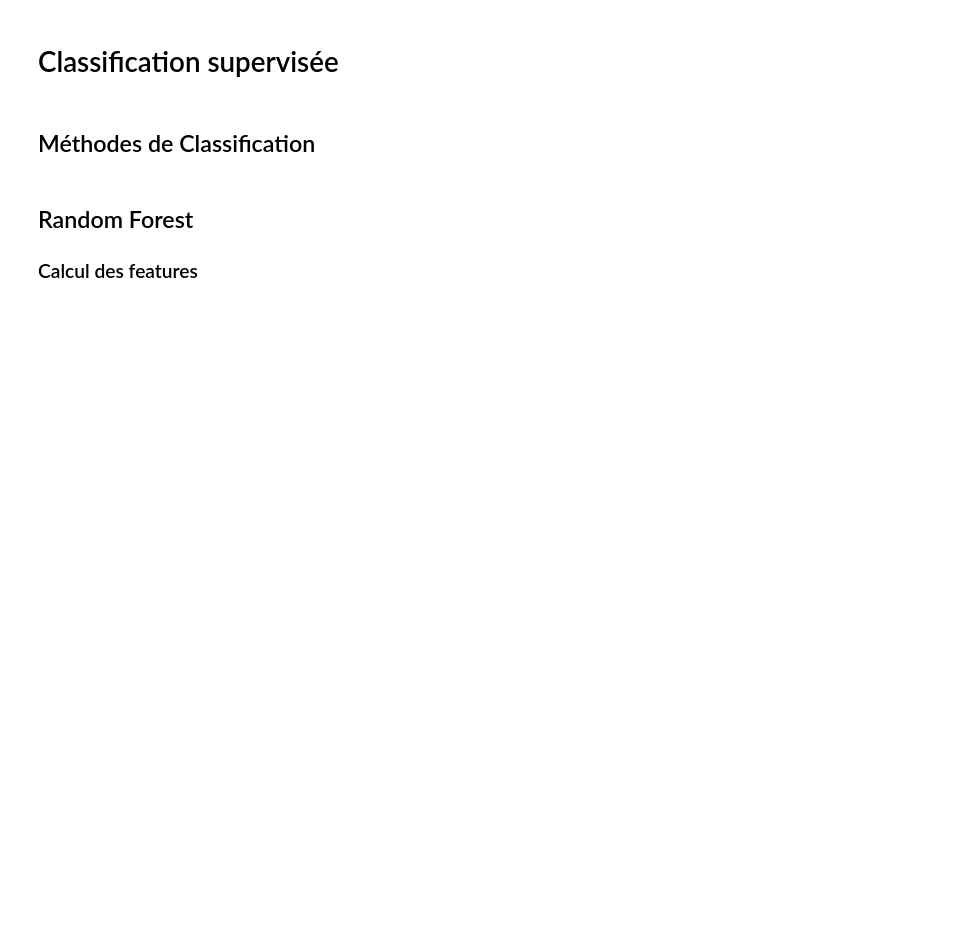
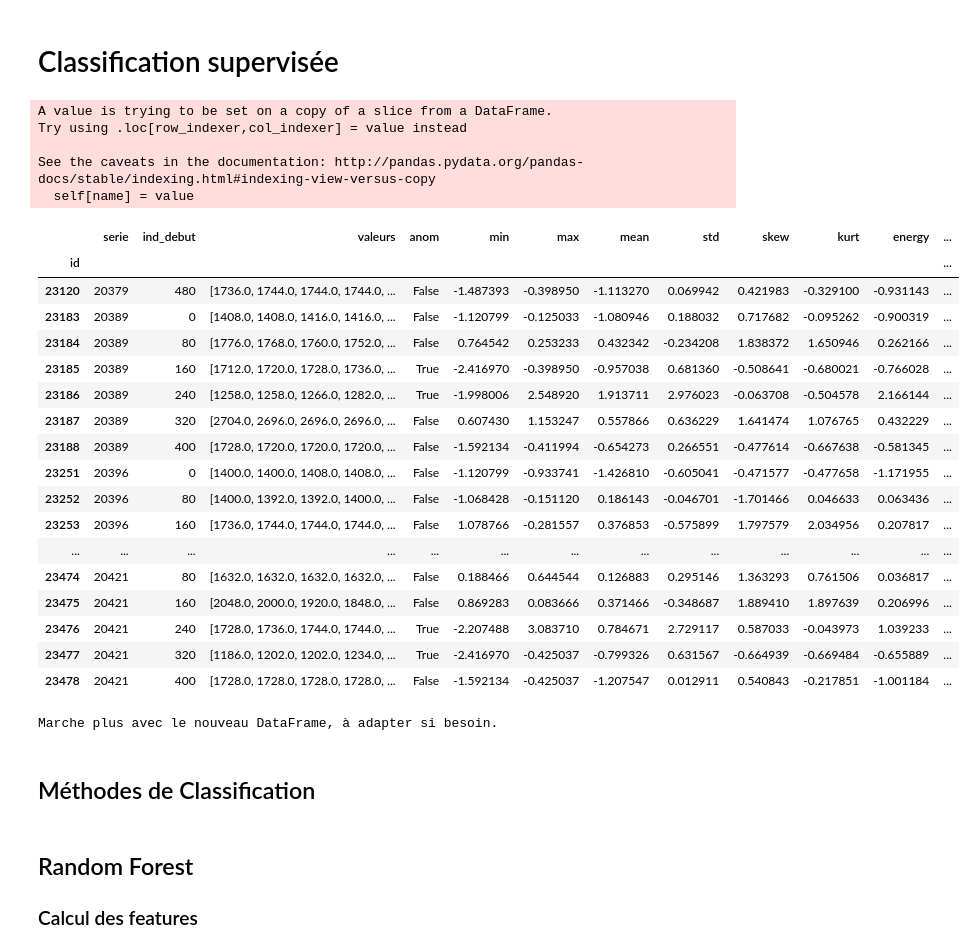
Before and after one commit to PaulCharnay/Projet_Anomalies, a Jupyter notebook: Classification_supervisée.ipynb, the cells around one changed output. Saved outputs shown, nothing was run; the diff lists cells and outputs as text; code cells hidden in the pictures; blank space fills up the shorter version.

```diff
--- a/Classification_supervisée.ipynb
+++ b/Classification_supervisée.ipynb
@@ -169,18 +169,42 @@ ind_anom = list(data_fenetres[data_fenetres["anom"]]["serie"].values)
 # %%
 # Toutes les fenetres des séries contenant une anomalie
 data_ajout_anom = data_fenetres.loc[data_fenetres["serie"].isin(ind_anom)]
 # On met un indice d'une grande puisance de 10 pour identifier plus facilement les fenetres ajoutees
 offset = 10 ** (int(np.log10(data_fenetres.index.values[-1])) + 1)
 
 df_supervise = data_fenetres
-for i in range(1,2):
+for i in range(1,3):
     data_ajout_anom.index += offset
     data_ajout_anom.serie += offset
     df_supervise = pd.concat([df_supervise, data_ajout_anom])
 
 # df_supervise contient les données d'apprentissage + les données de tests + les séries anormales recopiées 4 fois
 # les séries recopiées ont pour indice leur indice de départ + k*offset pour k=1,..,4
 df_supervise.tail(50)
+# %% [output]
+A value is trying to be set on a copy of a slice from a DataFrame.
+Try using .loc[row_indexer,col_indexer] = value instead
+
+See the caveats in the documentation: http://pandas.pydata.org/pandas-docs/stable/indexing.html#indexing-view-versus-copy
+  self[name] = value
+|  | serie | ind_debut | valeurs | anom | min | max | mean | std | skew | kurt | energy | ... |
+| id |  |  |  |  |  |  |  |  |  |  |  | ... |
+| 23120 | 20379 | 480 | [1736.0, 1744.0, 1744.0, 1744.0, ... | False | -1.487393 | -0.398950 | -1.113270 | 0.069942 | 0.421983 | -0.329100 | -0.931143 | ... |
+| 23183 | 20389 | 0 | [1408.0, 1408.0, 1416.0, 1416.0, ... | False | -1.120799 | -0.125033 | -1.080946 | 0.188032 | 0.717682 | -0.095262 | -0.900319 | ... |
+| 23184 | 20389 | 80 | [1776.0, 1768.0, 1760.0, 1752.0, ... | False | 0.764542 | 0.253233 | 0.432342 | -0.234208 | 1.838372 | 1.650946 | 0.262166 | ... |
+| 23185 | 20389 | 160 | [1712.0, 1720.0, 1728.0, 1736.0, ... | True | -2.416970 | -0.398950 | -0.957038 | 0.681360 | -0.508641 | -0.680021 | -0.766028 | ... |
+| 23186 | 20389 | 240 | [1258.0, 1258.0, 1266.0, 1282.0, ... | True | -1.998006 | 2.548920 | 1.913711 | 2.976023 | -0.063708 | -0.504578 | 2.166144 | ... |
+| 23187 | 20389 | 320 | [2704.0, 2696.0, 2696.0, 2696.0, ... | False | 0.607430 | 1.153247 | 0.557866 | 0.636229 | 1.641474 | 1.076765 | 0.432229 | ... |
+| 23188 | 20389 | 400 | [1728.0, 1720.0, 1720.0, 1720.0, ... | False | -1.592134 | -0.411994 | -0.654273 | 0.266551 | -0.477614 | -0.667638 | -0.581345 | ... |
+| 23251 | 20396 | 0 | [1400.0, 1400.0, 1408.0, 1408.0, ... | False | -1.120799 | -0.933741 | -1.426810 | -0.605041 | -0.471577 | -0.477658 | -1.171955 | ... |
+| 23252 | 20396 | 80 | [1400.0, 1392.0, 1392.0, 1400.0, ... | False | -1.068428 | -0.151120 | 0.186143 | -0.046701 | -1.701466 | 0.046633 | 0.063436 | ... |
+| 23253 | 20396 | 160 | [1736.0, 1744.0, 1744.0, 1744.0, ... | False | 1.078766 | -0.281557 | 0.376853 | -0.575899 | 1.797579 | 2.034956 | 0.207817 | ... |
+| ... | ... | ... | ... | ... | ... | ... | ... | ... | ... | ... | ... | ... |
+| 23474 | 20421 | 80 | [1632.0, 1632.0, 1632.0, 1632.0, ... | False | 0.188466 | 0.644544 | 0.126883 | 0.295146 | 1.363293 | 0.761506 | 0.036817 | ... |
+| 23475 | 20421 | 160 | [2048.0, 2000.0, 1920.0, 1848.0, ... | False | 0.869283 | 0.083666 | 0.371466 | -0.348687 | 1.889410 | 1.897639 | 0.206996 | ... |
+| 23476 | 20421 | 240 | [1728.0, 1736.0, 1744.0, 1744.0, ... | True | -2.207488 | 3.083710 | 0.784671 | 2.729117 | 0.587033 | -0.043973 | 1.039233 | ... |
+| 23477 | 20421 | 320 | [1186.0, 1202.0, 1202.0, 1234.0, ... | True | -2.416970 | -0.425037 | -0.799326 | 0.631567 | -0.664939 | -0.669484 | -0.655889 | ... |
+| 23478 | 20421 | 400 | [1728.0, 1728.0, 1728.0, 1728.0, ... | False | -1.592134 | -0.425037 | -1.207547 | 0.012911 | 0.540843 | -0.217851 | -1.001184 | ... |
 # %%
 def plot_anom_type(Type):
     for num in df_supervise.index.values:
@@ -203,6 +227,8 @@ try:
         plot_anom_type(T)
 except KeyError:
     print("Marche plus avec le nouveau DataFrame, à adapter si besoin.")
+# %% [output]
+Marche plus avec le nouveau DataFrame, à adapter si besoin.
 # %% [markdown]
 ## Méthodes de Classification
 # %% [markdown]
```
Also changed, not shown: parts of 31 cells of this notebook.
